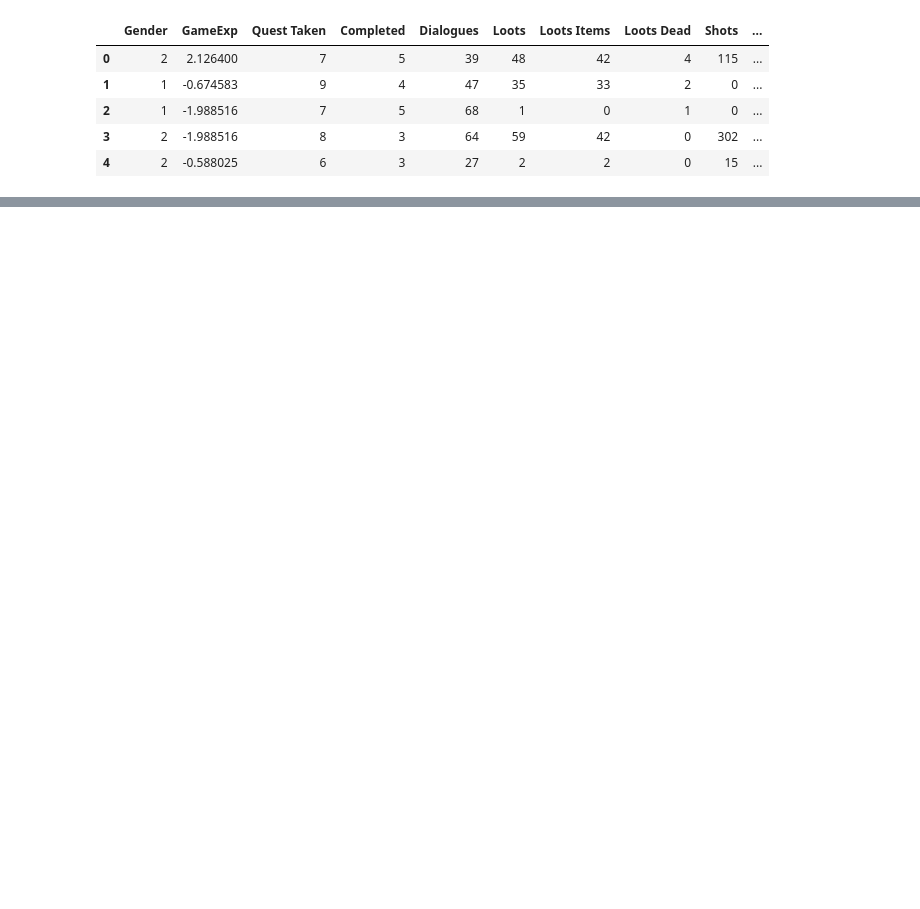
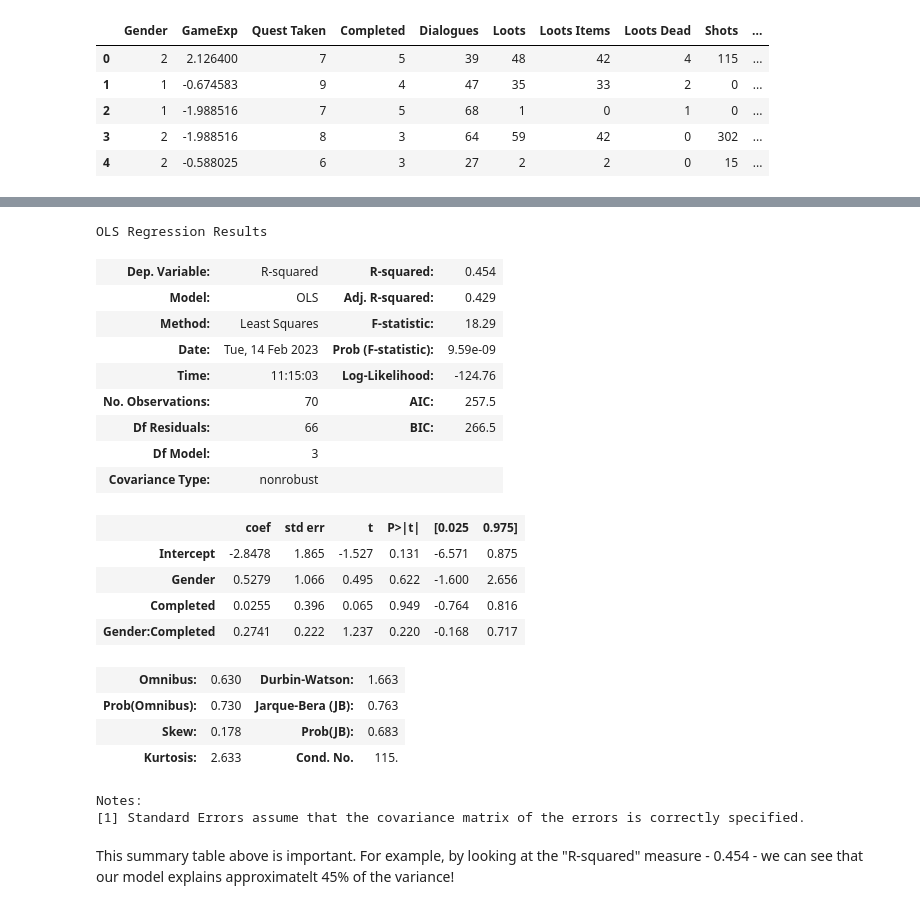
Before and after one commit to ttellner/GameDataScienceInPython, a Jupyter notebook: Labs_Chapter3_Python/Chapter3_Lab2.ipynb, the cells around one changed output, grey strips where cells are left out. Cells and saved outputs as stored; diff of their text form; code cells hidden in the pictures; blank space fills up the shorter version.

```diff
--- a/Labs_Chapter3_Python/Chapter3_Lab2.ipynb
+++ b/Labs_Chapter3_Python/Chapter3_Lab2.ipynb
@@ -238,0 +255,26 @@ sm.stats.anova_lm(model, typ=1)
+# %%
+model.summary()
+# %% [output]
+OLS Regression Results
+| Dep. Variable: | R-squared | R-squared: | 0.454 |
+| Model: | OLS | Adj. R-squared: | 0.429 |
+| Method: | Least Squares | F-statistic: | 18.29 |
+| Date: | Tue, 14 Feb 2023 | Prob (F-statistic): | 9.59e-09 |
+| Time: | 11:15:03 | Log-Likelihood: | -124.76 |
+| No. Observations: | 70 | AIC: | 257.5 |
+| Df Residuals: | 66 | BIC: | 266.5 |
+| Df Model: | 3 |  |  |
+| Covariance Type: | nonrobust |  |  |
+|  | coef | std err | t | P>|t| | [0.025 | 0.975] |
+| Intercept | -2.8478 | 1.865 | -1.527 | 0.131 | -6.571 | 0.875 |
+| Gender | 0.5279 | 1.066 | 0.495 | 0.622 | -1.600 | 2.656 |
+| Completed | 0.0255 | 0.396 | 0.065 | 0.949 | -0.764 | 0.816 |
+| Gender:Completed | 0.2741 | 0.222 | 1.237 | 0.220 | -0.168 | 0.717 |
+| Omnibus: | 0.630 | Durbin-Watson: | 1.663 |
+| Prob(Omnibus): | 0.730 | Jarque-Bera (JB): | 0.763 |
+| Skew: | 0.178 | Prob(JB): | 0.683 |
+| Kurtosis: | 2.633 | Cond. No. | 115. |
+Notes:
+[1] Standard Errors assume that the covariance matrix of the errors is correctly specified.
+# %% [markdown]
+This summary table above is important. For example, by looking at the "R-squared" measure - 0.454 - we can see that our model explains approximatelt 45% of the variance!
```
Also changed, not shown: parts of 8 cells of this notebook.
